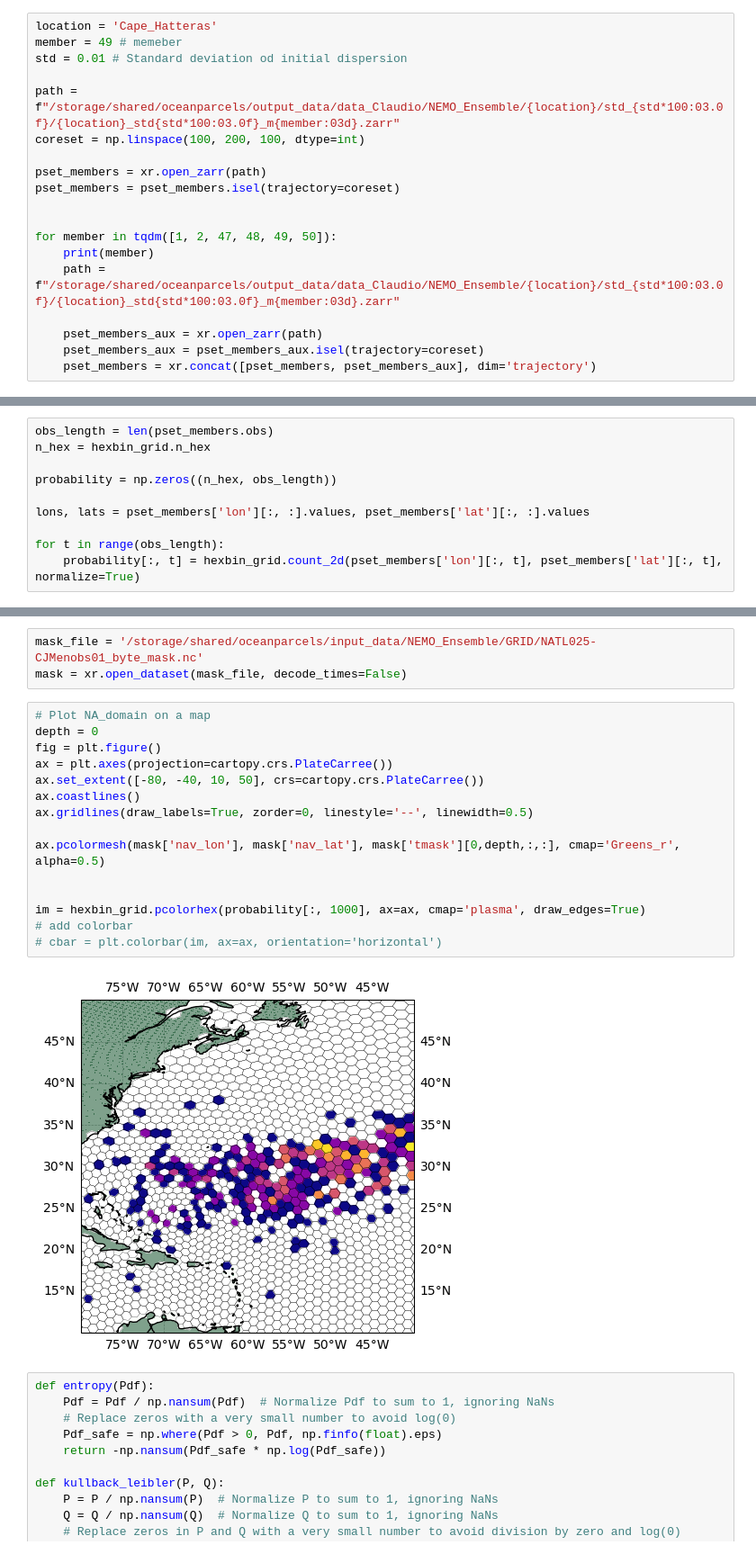
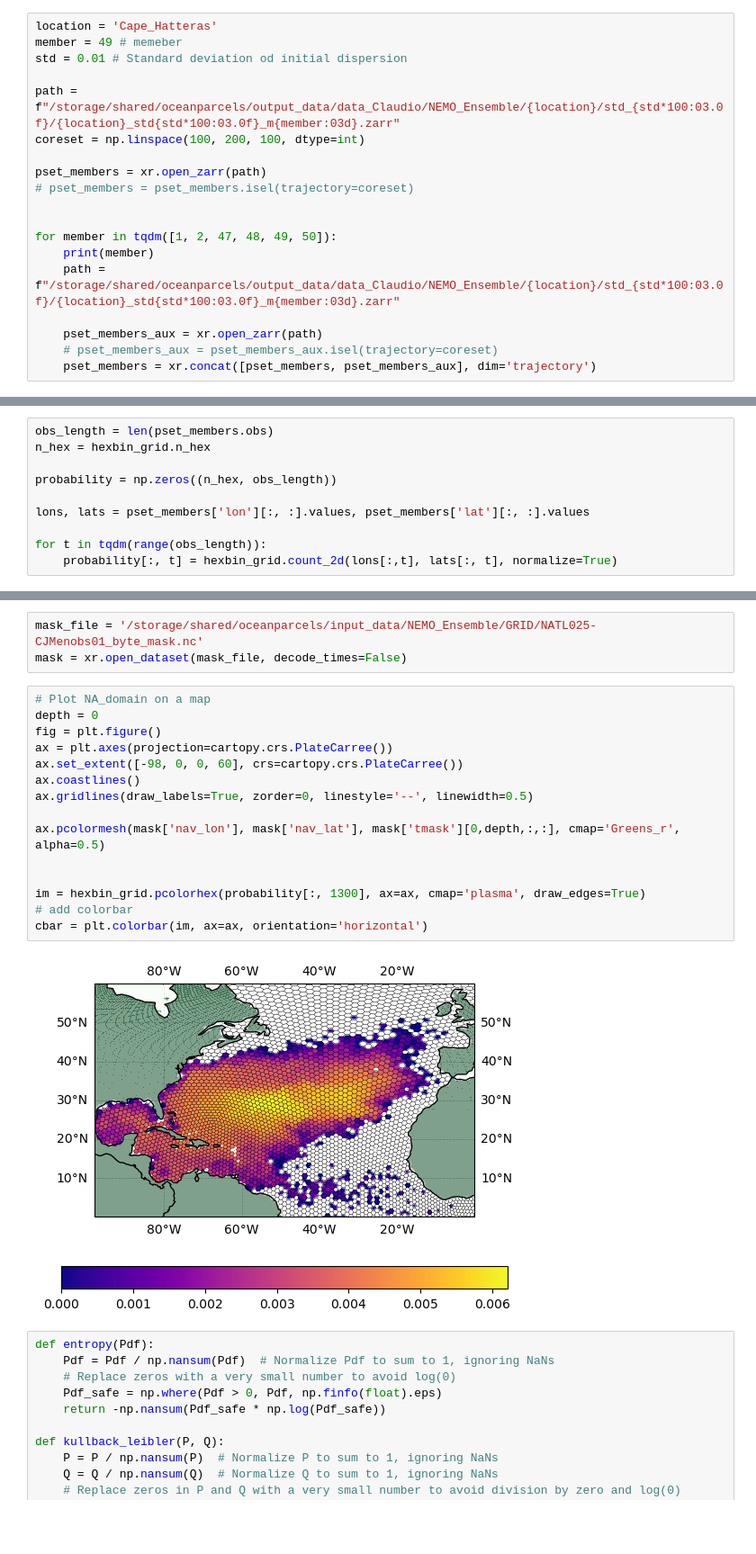
Before and after one commit to OceanParcels/NEMO_Ensemble_Lagrangian_Analysis, a Jupyter notebook: notebooks/08.HExbin_stats.ipynb, the cells around one changed output, grey strips where cells are left out. Shown: that part at 90% size. Cells and saved outputs as stored; diff of their text form; blank space fills up the shorter version.

Commit message:
script for single member probability

```diff
--- a/notebooks/08.HExbin_stats.ipynb
+++ b/notebooks/08.HExbin_stats.ipynb
@@ -127,7 +81,7 @@ path = f"/storage/shared/oceanparcels/output_data/data_Claudio/NEMO_Ensemble/{lo
 coreset = np.linspace(100, 200, 100, dtype=int)
 
 pset_members = xr.open_zarr(path)
-pset_members = pset_members.isel(trajectory=coreset)
+# pset_members = pset_members.isel(trajectory=coreset)
 
 
 for member in tqdm([1, 2, 47, 48, 49, 50]):
@@ -135,7 +89,7 @@ for member in tqdm([1, 2, 47, 48, 49, 50]):
     path = f"/storage/shared/oceanparcels/output_data/data_Claudio/NEMO_Ensemble/{location}/std_{std*100:03.0f}/{location}_std{std*100:03.0f}_m{member:03d}.zarr"
 
     pset_members_aux = xr.open_zarr(path)
-    pset_members_aux = pset_members_aux.isel(trajectory=coreset)
+    # pset_members_aux = pset_members_aux.isel(trajectory=coreset)
     pset_members = xr.concat([pset_members, pset_members_aux], dim='trajectory')
 # %% [output]
 1
@@ -181,5 +135,5 @@ probability = np.zeros((n_hex, obs_length))
 
 lons, lats = pset_members['lon'][:, :].values, pset_members['lat'][:, :].values
 
-for t in range(obs_length):
-    probability[:, t] = hexbin_grid.count_2d(pset_members['lon'][:, t], pset_members['lat'][:, t], normalize=True)
+for t in tqdm(range(obs_length)):
+    probability[:, t] = hexbin_grid.count_2d(lons[:,t], lats[:, t], normalize=True)
@@ -222,20 +158,20 @@ mask = xr.open_dataset(mask_file, decode_times=False)
 # %%
 # Plot NA_domain on a map
 depth = 0
 fig = plt.figure()
 ax = plt.axes(projection=cartopy.crs.PlateCarree())
-ax.set_extent([-80, -40, 10, 50], crs=cartopy.crs.PlateCarree())
+ax.set_extent([-98, 0, 0, 60], crs=cartopy.crs.PlateCarree())
 ax.coastlines()
 ax.gridlines(draw_labels=True, zorder=0, linestyle='--', linewidth=0.5)
 
 ax.pcolormesh(mask['nav_lon'], mask['nav_lat'], mask['tmask'][0,depth,:,:], cmap='Greens_r', alpha=0.5)
 
 
-im = hexbin_grid.pcolorhex(probability[:, 1000], ax=ax, cmap='plasma', draw_edges=True)
+im = hexbin_grid.pcolorhex(probability[:, 1300], ax=ax, cmap='plasma', draw_edges=True)
 # add colorbar
-# cbar = plt.colorbar(im, ax=ax, orientation='horizontal')
+cbar = plt.colorbar(im, ax=ax, orientation='horizontal')
 # %% [output]
-[figure, old version]
+[figure, new version]
 # %%
 def entropy(Pdf):
     Pdf = Pdf / np.nansum(Pdf)  # Normalize Pdf to sum to 1, ignoring NaNs
```
Also changed, not shown: parts of 12 cells of this notebook, 7 other files.
